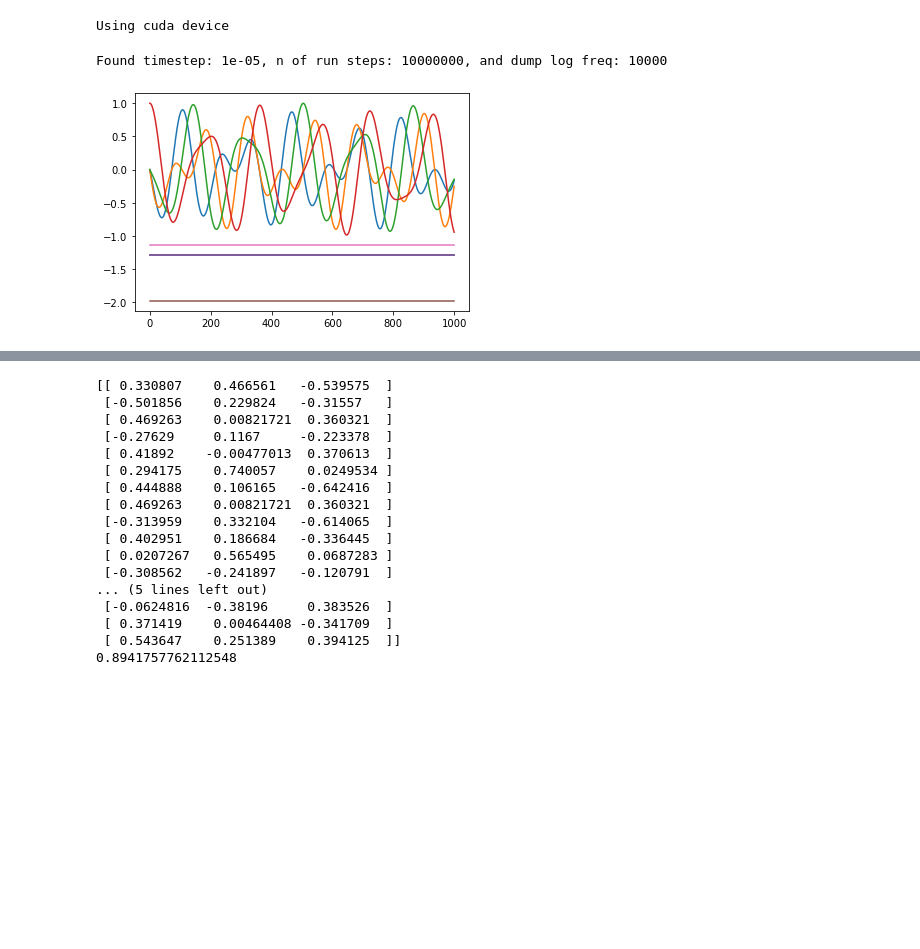
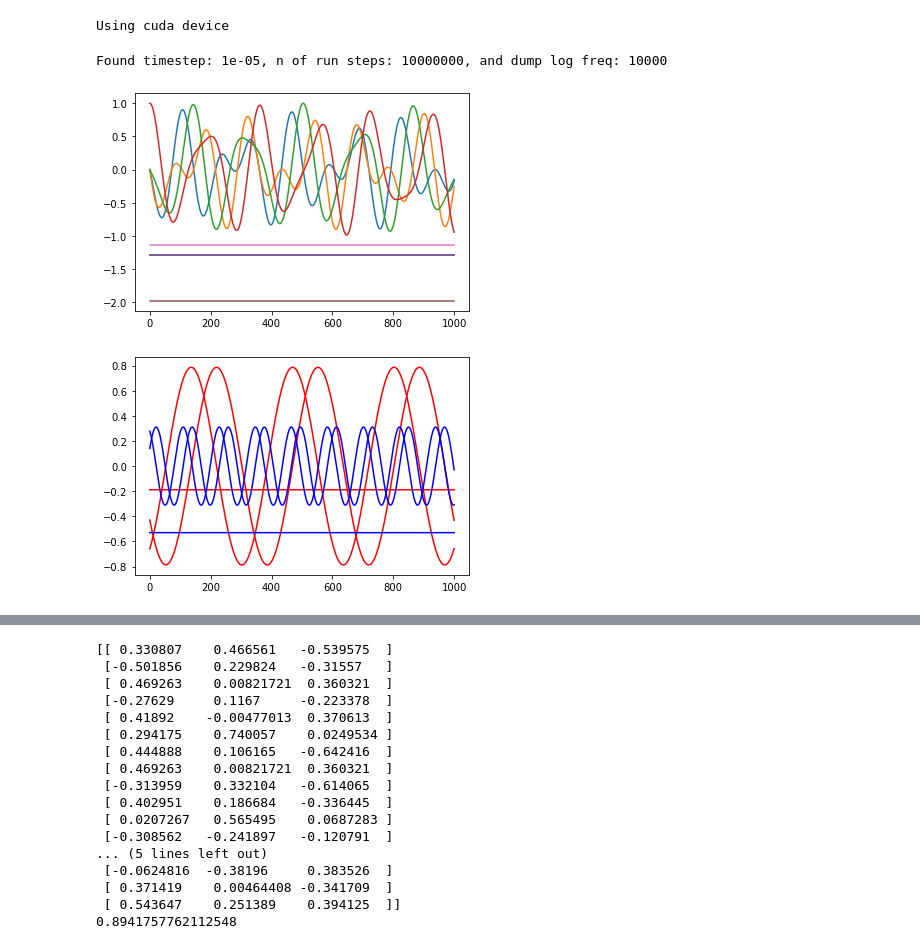
Before and after one commit to jakublala/coarsegrained-md-neural-ode, a Jupyter notebook: cg_potential_with_rotation.ipynb, the cells around one changed output, grey strips where cells are left out. Saved outputs shown, nothing was run; the diff lists cells and outputs as text; code cells hidden in the pictures; blank space fills up the shorter version.

```diff
--- a/cg_potential_with_rotation.ipynb
+++ b/cg_potential_with_rotation.ipynb
@@ -327,33 +344,39 @@ prefix = 'hexagons/trajectories/double/'
 file_name = prefix+'NVE-temp-0.45_K-0.219478737997257_r-0_s-5'
 
 
 reader = Reader(file_name)
 # log_labels, log_lines = reader.read_simulation_log()
 traj_labels, traj_lines = reader.read_reduced_traj(save=True)
 orig_labels, orig_lines = reader.read_original_traj(save=True)
 
 centre_of_masses, quaternions, velocities, ang_velocities, ang_momenta, inertia = get_data(file_name)
 com = centre_of_masses.iloc[:, 1:4].to_numpy()
 vel = velocities.iloc[:, 1:4].to_numpy()
 quats = quaternions.iloc[:, 1:5].to_numpy()
 ang_momenta = ang_momenta.iloc[:, 1:4].to_numpy()
 # use phase space to plot how far we are?
 end_index = 1000
 plt.plot(ang_momenta[0:1000, 0], 'k')
 # plt.show()
 plt.plot(quats[:, 0])
 plt.plot(quats[:, 1])
 plt.plot(quats[:, 2])
 plt.plot(quats[:, 3])
 plt.plot(ang_momenta[:, 0])
 plt.plot(ang_momenta[:, 1])
 plt.plot(ang_momenta[:, 2])
 
+plt.show()
+trajectory = process_data(centre_of_masses, quaternions, velocities, ang_velocities, inertia)
+ang_vel = trajectory[1].cpu().detach().numpy()
+plt.plot(ang_vel[0, :, 0, :], 'r')
+plt.plot(ang_vel[0, :, 1, :], 'b')
 
 plt.show()
 # %% [output]
 Found timestep: 1e-05, n of run steps: 10000000, and dump log freq: 10000
 [figure]
+[figure, added]
 # %%
 from diffmd.solvers import odeint_adjoint
 torch.manual_seed(5)
```
Also changed, not shown: parts of 6 cells of this notebook, 4 other files.
